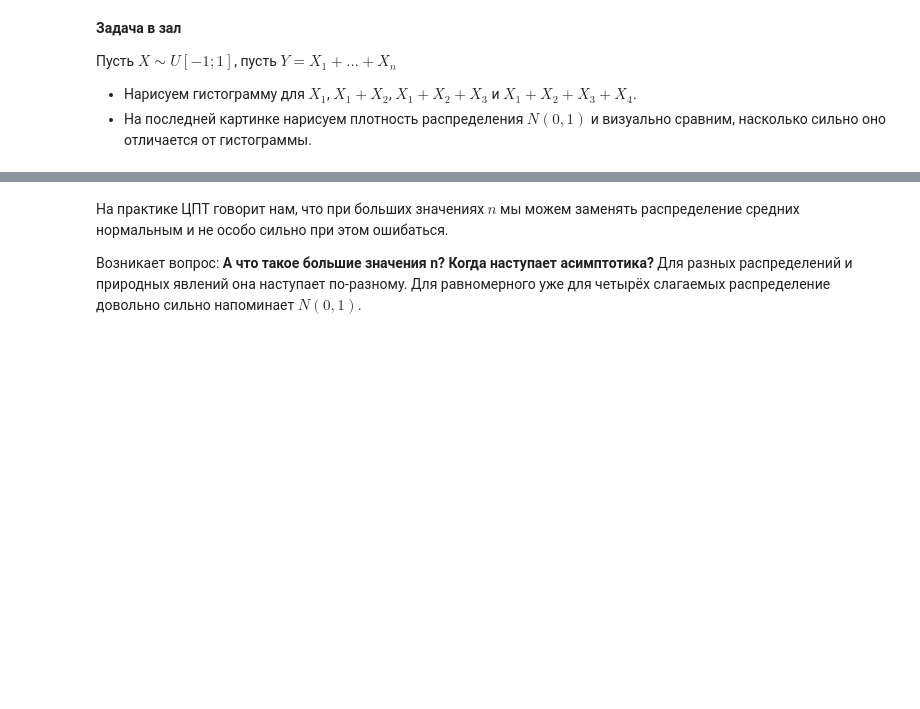
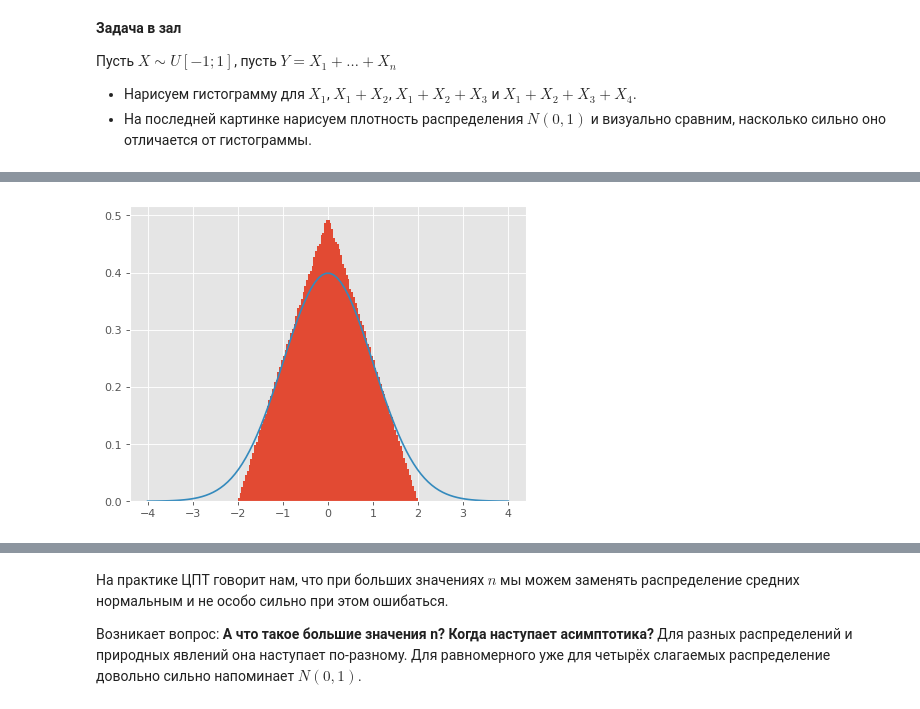
Before and after one commit to VladimirBalditsyn/HSE_AppliedStatistics, a Jupyter notebook: lesson 3/3_ci-real_estate.ipynb, the cells around one changed output, grey strips where cells are left out. Drawn from its saved outputs; the diff is of its cells as text; code cells hidden in the pictures; blank space fills up the shorter version.

```diff
--- a/lesson 3/3_ci-real_estate.ipynb
+++ b/lesson 3/3_ci-real_estate.ipynb
@@ -92,7 +111,9 @@ plt.plot(x, pdf);
 # %%
-plt.hist(# что рисуем , bins=100, density=True);
+plt.hist((x_1 + x_2), bins=100, density=True);
 
 # пририсуем нормальное распределение
 x = np.linspace(-4, 4, 100)
-pdf = sts.norm().pdf(x)
+pdf = stats.norm().pdf(x)
 plt.plot(x, pdf);
+# %% [output]
+[figure, added]
```
Also changed, not shown: parts of 10 cells of this notebook.
